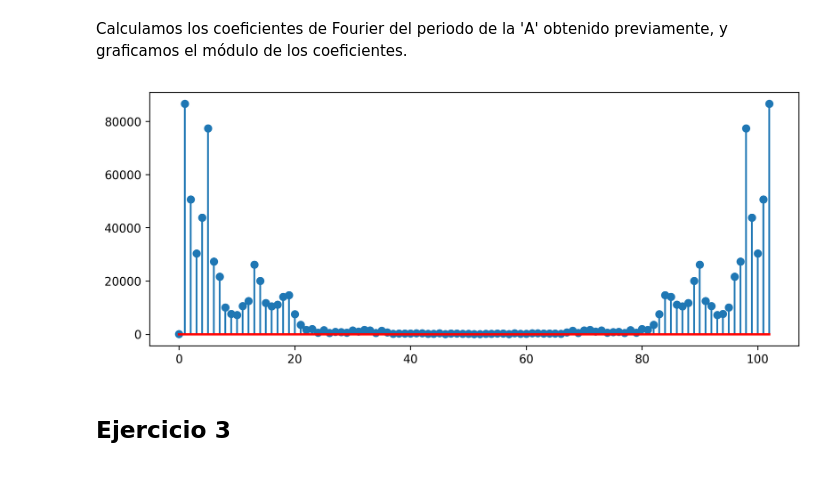
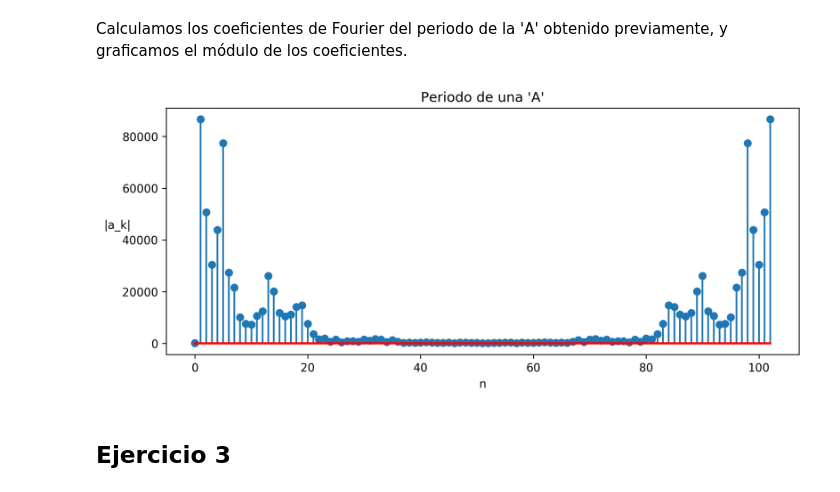
Before and after one commit to gsnaider/6674-signals-and-systems, a Jupyter notebook: tp/exercises.ipynb, the cells around one changed output. Saved outputs shown, nothing was run; the diff lists cells and outputs as text; code cells hidden in the pictures.

```diff
--- a/tp/exercises.ipynb
+++ b/tp/exercises.ipynb
@@ -68,9 +72,13 @@ Calculamos los coeficientes de Fourier del periodo de la 'A' obtenido previament
 # %%
 X_a = np.fft.fft(x_a)
 X_a_mod = np.absolute(X_a)
 markerline, stemlines, baseline = plt.stem(X_a_mod)
 plt.setp(baseline, 'color', 'r', 'linewidth', 2)
+plt.xlabel("n")
+ylabel = plt.ylabel("|a_k|")
+ylabel.set_rotation(0)
+plt.title("Periodo de una 'A'")
 plt.show()
 # %% [output]
-[figure, old version]
+[figure, new version]
 # %%
```
Also changed, not shown: parts of 5 cells of this notebook, 6 other files.
